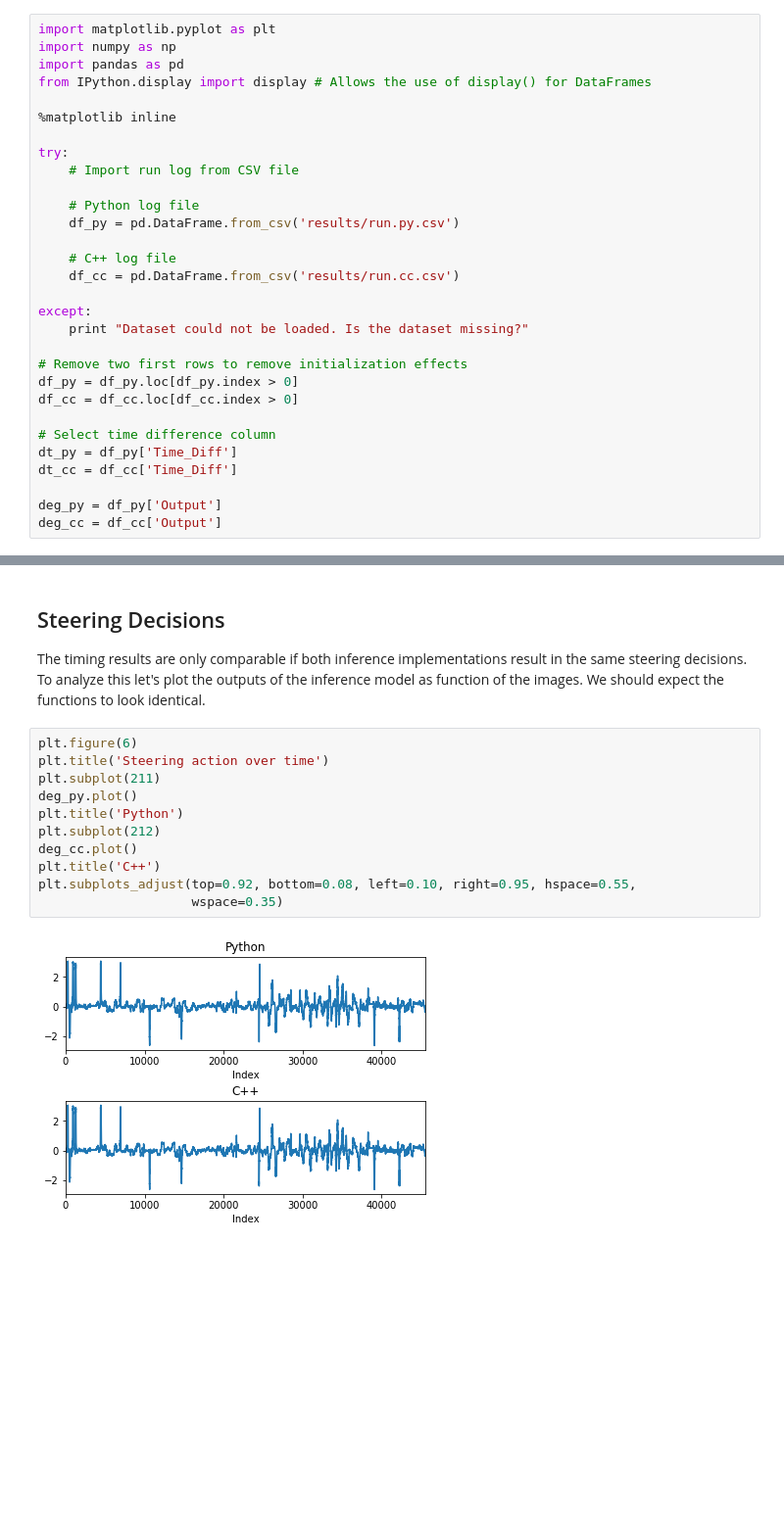
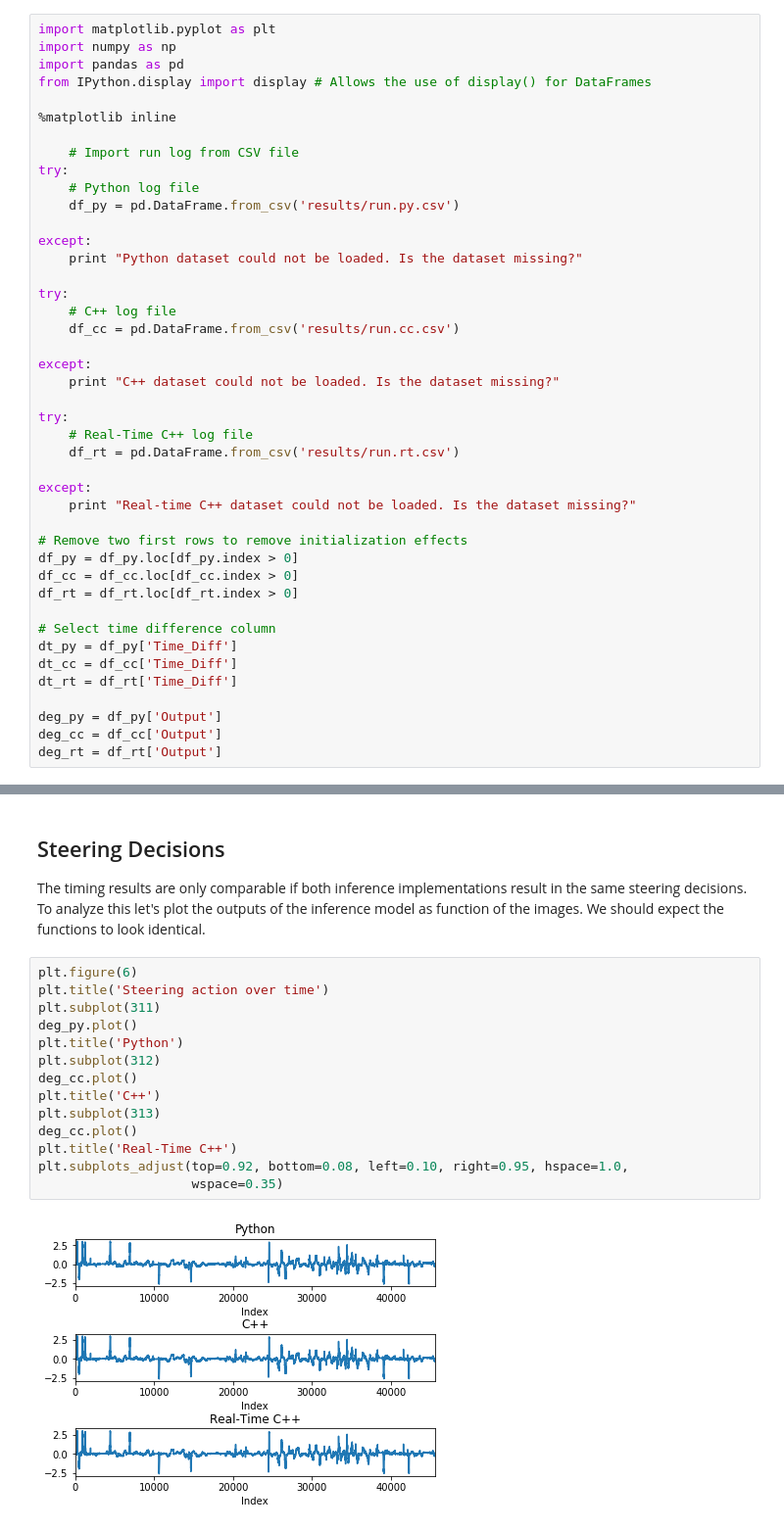
Before and after one commit to Oceasdeep/autopilot, a Jupyter notebook: autopilot.ipynb, the cells around one changed output, grey strips where cells are left out. Shown at 98% size. Saved outputs shown, nothing was run; the diff lists cells and outputs as text; blank space fills up the shorter version.

Commit message:
Updated the Jupyter Notebook
- Updated the Juptyer Notebook by updating all the results by rerunning them on a real-time linux and adding the real-time optimized C++ implementation to the analysis.

```diff
--- a/autopilot.ipynb
+++ b/autopilot.ipynb
@@ -22,28 +24,41 @@ from IPython.display import display # Allows the use of display() for DataFrames
 
 %matplotlib inline
 
+    # Import run log from CSV file
 try:
-    # Import run log from CSV file
-
     # Python log file
     df_py = pd.DataFrame.from_csv('results/run.py.csv')
 
+except:
+    print "Python dataset could not be loaded. Is the dataset missing?"
+
+try:
     # C++ log file
     df_cc = pd.DataFrame.from_csv('results/run.cc.csv')
 
 except:
-    print "Dataset could not be loaded. Is the dataset missing?"
+    print "C++ dataset could not be loaded. Is the dataset missing?"
+
+try:
+    # Real-Time C++ log file
+    df_rt = pd.DataFrame.from_csv('results/run.rt.csv')
+
+except:
+    print "Real-time C++ dataset could not be loaded. Is the dataset missing?"
 
 # Remove two first rows to remove initialization effects
 df_py = df_py.loc[df_py.index > 0]
 df_cc = df_cc.loc[df_cc.index > 0]
+df_rt = df_rt.loc[df_rt.index > 0]
 
 # Select time difference column
 dt_py = df_py['Time_Diff']
 dt_cc = df_cc['Time_Diff']
+dt_rt = df_rt['Time_Diff']
 
 deg_py = df_py['Output']
 deg_cc = df_cc['Output']
+deg_rt = df_rt['Output']
 # %% [markdown]
 ## Timing Statistics
 
@@ -128,14 +169,17 @@ To analyze this let's plot the outputs of the inference model as function of the
 # %%
 plt.figure(6)
 plt.title('Steering action over time')
-plt.subplot(211)
+plt.subplot(311)
 deg_py.plot()
 plt.title('Python')
-plt.subplot(212)
+plt.subplot(312)
 deg_cc.plot()
 plt.title('C++')
-plt.subplots_adjust(top=0.92, bottom=0.08, left=0.10, right=0.95, hspace=0.55,
+plt.subplot(313)
+deg_cc.plot()
+plt.title('Real-Time C++')
+plt.subplots_adjust(top=0.92, bottom=0.08, left=0.10, right=0.95, hspace=1.0,
                     wspace=0.35)
 # %% [output]
-[figure, old version]
+[figure, new version]
 # %% [markdown]
```
Also changed, not shown: parts of 17 cells of this notebook, 1 other file.
